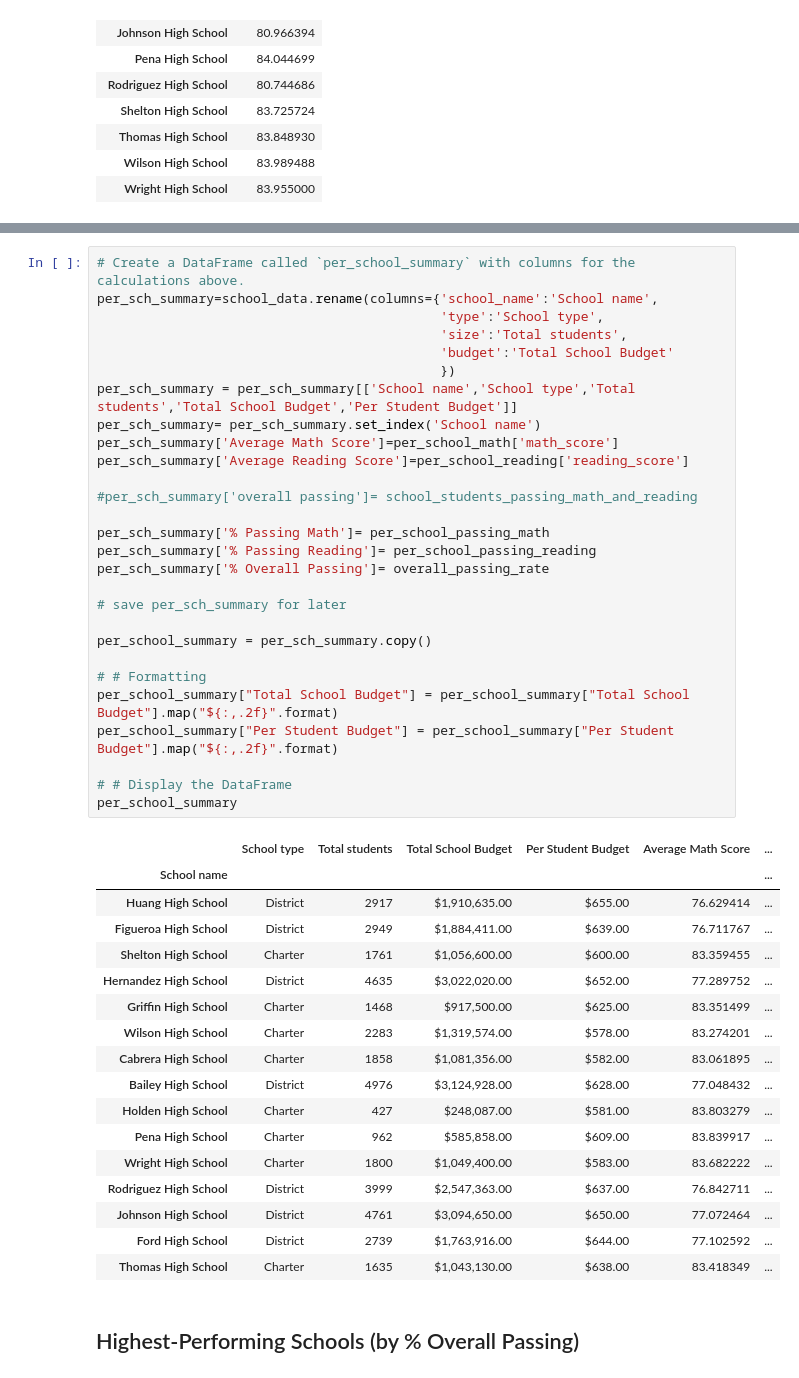
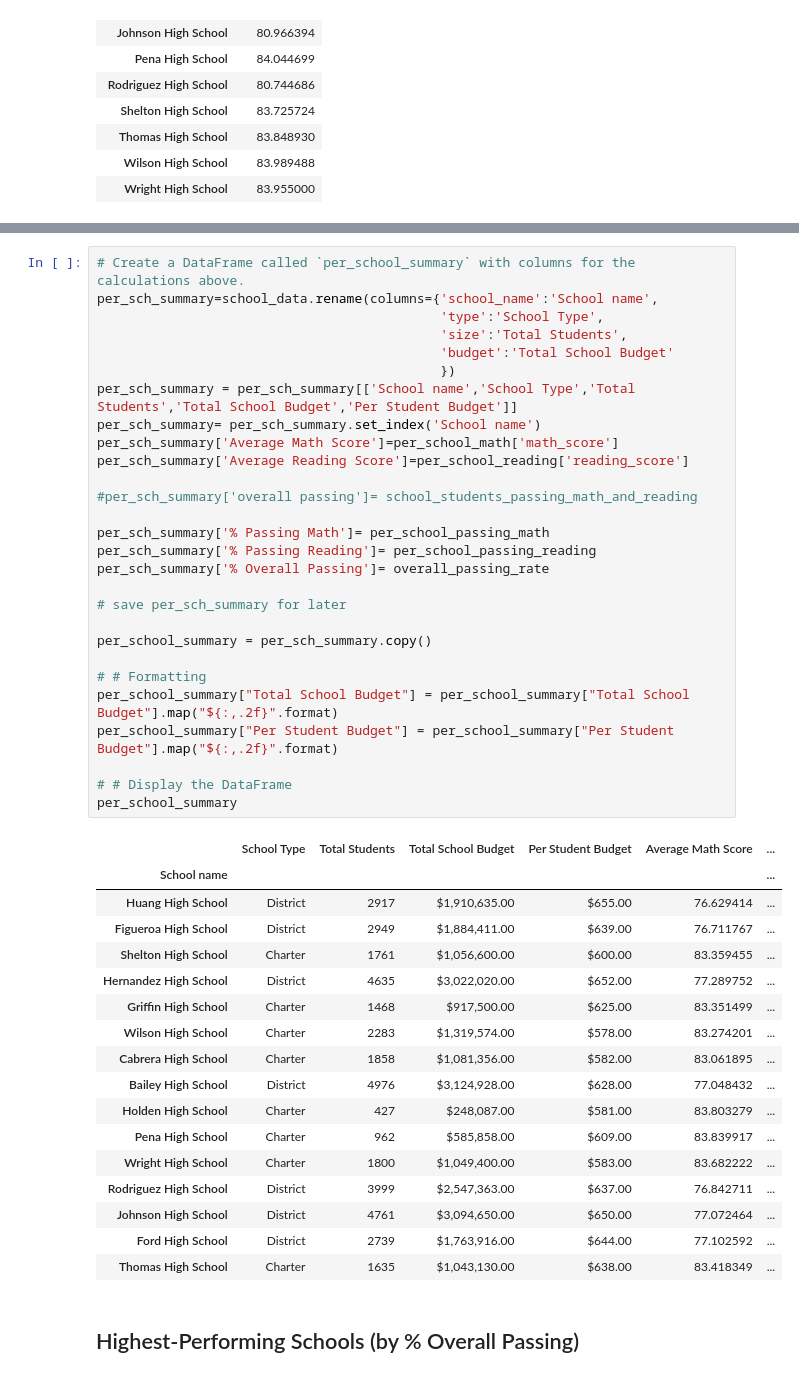
Before and after one commit to wemlaztdj/pandas-challenge, a Jupyter notebook: PyCitySchools/PyCitySchools_starter.ipynb, the cells around one changed output, grey strips where cells are left out. Drawn from its saved outputs; the diff is of its cells as text.

```diff
--- a/PyCitySchools/PyCitySchools_starter.ipynb
+++ b/PyCitySchools/PyCitySchools_starter.ipynb
@@ -284,33 +284,33 @@ dtype: float64
 # %%
 # Create a DataFrame called `per_school_summary` with columns for the calculations above.
 per_sch_summary=school_data.rename(columns={'school_name':'School name',
-                                            'type':'School type',
-                                            'size':'Total students',
+                                            'type':'School Type',
+                                            'size':'Total Students',
                                             'budget':'Total School Budget'
                                             })
-per_sch_summary = per_sch_summary[['School name','School type','Total students','Total School Budget','Per Student Budget']]
+per_sch_summary = per_sch_summary[['School name','School Type','Total Students','Total School Budget','Per Student Budget']]
 per_sch_summary= per_sch_summary.set_index('School name')
 per_sch_summary['Average Math Score']=per_school_math['math_score']
 per_sch_summary['Average Reading Score']=per_school_reading['reading_score']
 
 #per_sch_summary['overall passing']= school_students_passing_math_and_reading
 
 per_sch_summary['% Passing Math']= per_school_passing_math
 per_sch_summary['% Passing Reading']= per_school_passing_reading
 per_sch_summary['% Overall Passing']= overall_passing_rate
 
 # save per_sch_summary for later
 
 per_school_summary = per_sch_summary.copy()
 
 # # Formatting
 per_school_summary["Total School Budget"] = per_school_summary["Total School Budget"].map("${:,.2f}".format)
 per_school_summary["Per Student Budget"] = per_school_summary["Per Student Budget"].map("${:,.2f}".format)
 
 # # Display the DataFrame
 per_school_summary
 # %% [output]
-|  | School type | Total students | Total School Budget | Per Student Budget | Average Math Score | ... |
+|  | School Type | Total Students | Total School Budget | Per Student Budget | Average Math Score | ... |
 | School name |  |  |  |  |  | ... |
 | Huang High School | District | 2917 | $1,910,635.00 | $655.00 | 76.629414 | ... |
 | Figueroa High School | District | 2949 | $1,884,411.00 | $639.00 | 76.711767 | ... |
```
Also changed, not shown: parts of 8 cells of this notebook.
